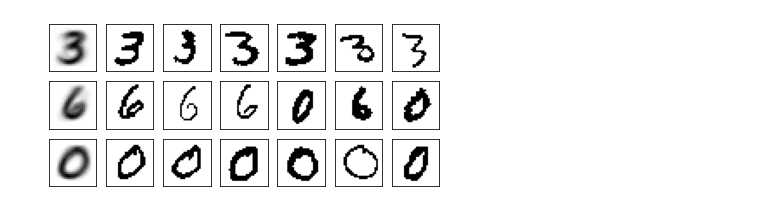
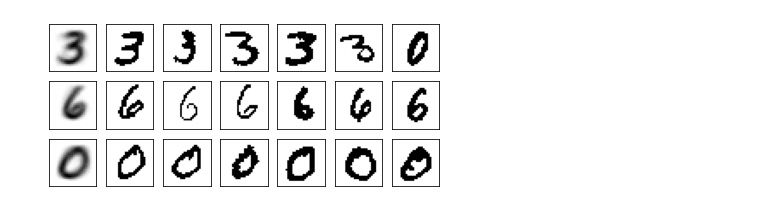
Before and after one commit to jaehosung/ml4se_codes, a Jupyter notebook: MLStudy_exercise07_refactor.ipynb, the cells around one changed output. Drawn from its saved outputs; the diff is of its cells as text; code cells hidden in the pictures.

```diff
--- a/MLStudy_exercise07_refactor.ipynb
+++ b/MLStudy_exercise07_refactor.ipynb
@@ -37,5 +181,8 @@ print(df_training_set.iloc[0].values.reshape(28, 28))
 # %%
+np.random.seed(0)
+
 # 파라미터 설정
 N = len(df_training_set)  # 데이터 개수 (600)
 K = 3  # 생성기 개수
-iteration_num = 3  # 생성기 생성 반복 횟수
+iteration_num = 10  # 생성기 생성 반복 횟수
+mu, r_n_k, mu_hist = fit_EM(df_training_set, iteration_num)
@@ -94,30 +188,0 @@ def draw_generator(axs_generators, iter_num, mu):
-# %%
-# EM 알고리즘을 사용하여 이미지 생성기 만들기
-
-# 변수 초기화
-pi = np.full(K, 1 / K)  # pi: K번째 이미지 생성기를 선택할 확률 (size=(K,))
-# mu: K개의 이미지 생성기 (size=(K,784))
-mu = (np.random.rand(28 * 28 * K) * 0.5 + 0.25).reshape(K, 28 * 28)
-# r_n_k: n번째 이미지가 k번째 이미지 생성기로부터 이미지가 얻어질 가능성,
-# r_n_k_final: 계산 반복을 끝냈을 때 r_n_k 값
-r_n_k_final = np.array([])
-
-# 생성기의 변화 시각화
-fig_generators, axs_generators = plt.subplots(
-    K, iteration_num + 1,
-    figsize=(iteration_num+1,K)
-)  # axs_generators (size=(K, iteration_num+1))
-
-# 이미지 생성기 초기값 시각화
-draw_generator(axs_generators, 0, mu)
-
-for iter_num in range(iteration_num):
-    print("iter_num %d" % iter_num)
-    # 각 이미지가 k 이미지 생성기를 통해서 얻어질 가능성 계산
-    r_n_k = calc_expectation(df_training_set, pi, mu)
-    # 새로운 이미지 생성기 mu와 이미지 생성기를 선택할 확률 pi 계산
-    mu, pi = calc_new_generators(df_training_set, r_n_k, pi, K)
-    # 이미지 생성기 시각화
-    draw_generator(axs_generators, iter_num + 1, mu)
-    # 계산 반복을 끝냈을 때 r_n_k 값 저장
-    r_n_k_final = r_n_k.copy()
@@ -158,7 +198,7 @@ def draw_result(mu, r_argmax, axs):
 # %%
 # 분류 결과 표시
 fig_result, axs_result = plt.subplots(K, 7, figsize = (7,K))
-r_argmax = list(r_n_k_final.argmax(axis=1))  # 가장 높은 확률로 소속될 생성기의 인덱스
+r_argmax = list(r_n_k.argmax(axis=1))  # 가장 높은 확률로 소속될 생성기의 인덱스
 draw_result(mu, r_argmax, axs_result)
 # %% [output]
-[figure, old version]
+[figure, new version]
```
Also changed, not shown: parts of 16 cells of this notebook, 1 other file.
